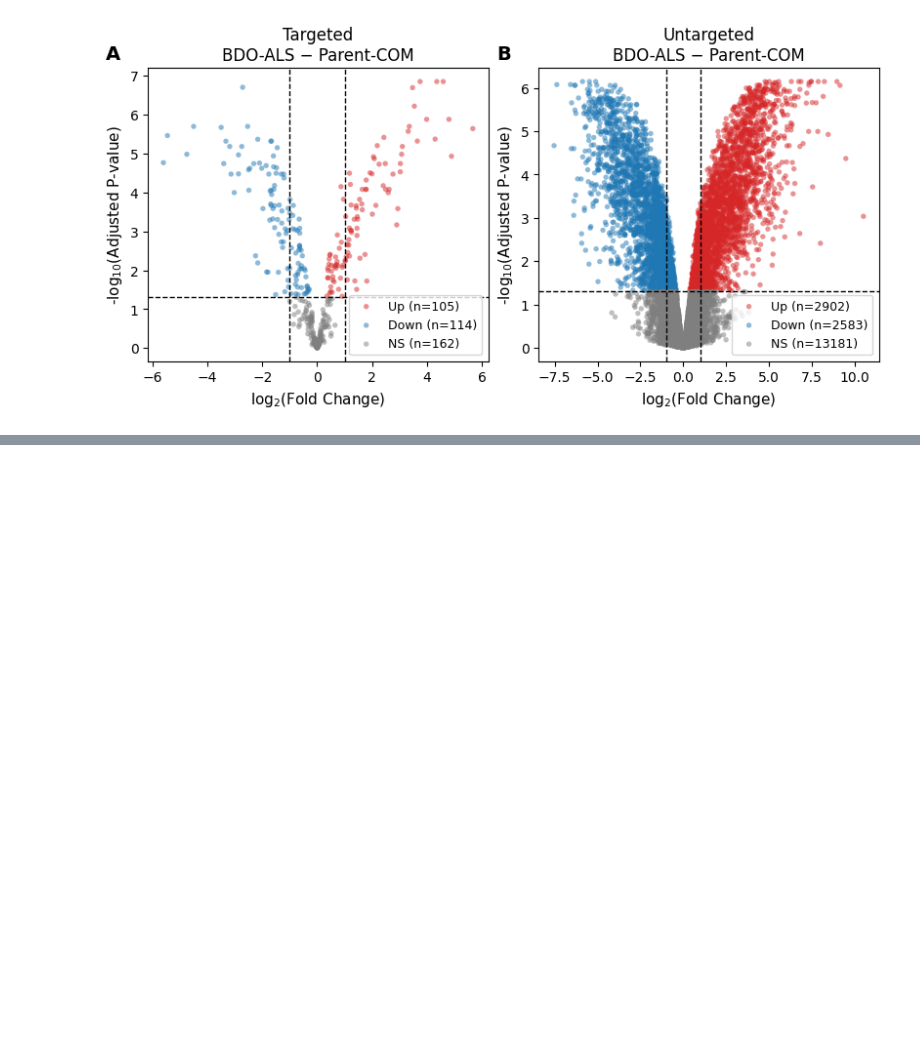
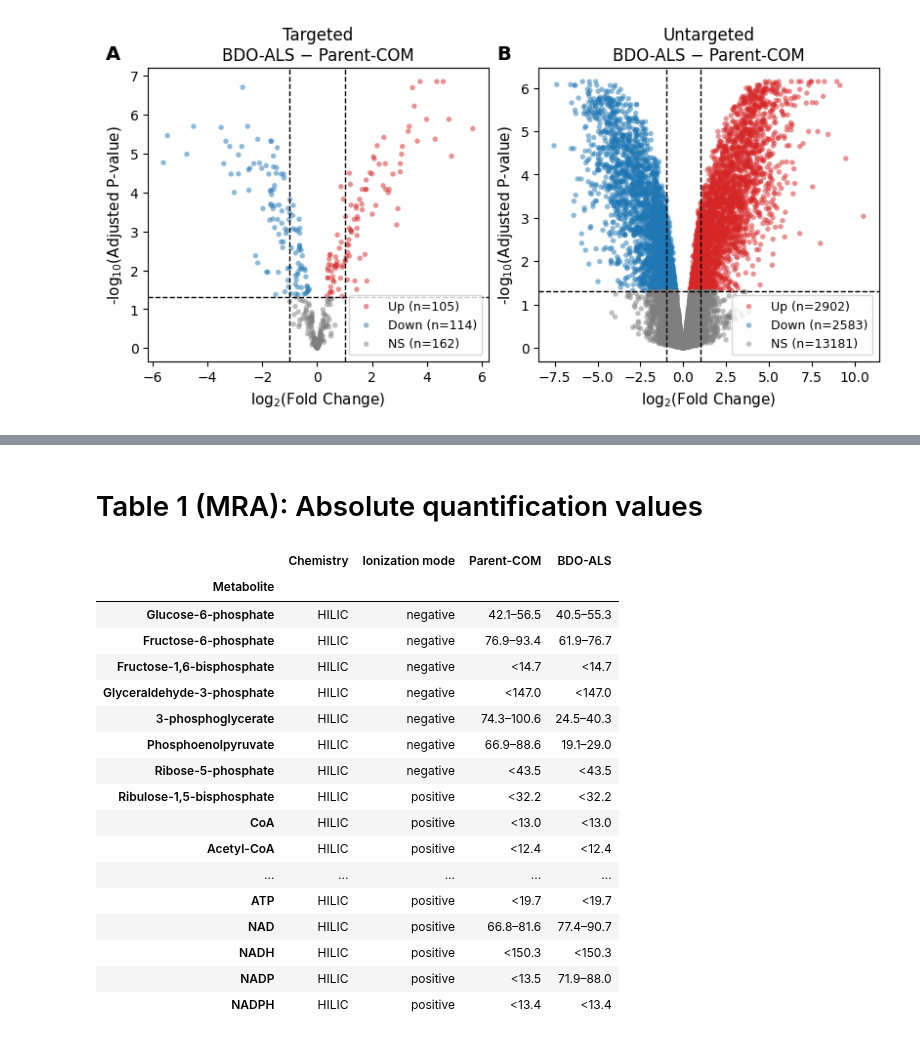
Before and after one commit to zhanglab/GEM-iPfu, a Jupyter notebook: manuscript/OQuinn_Vailionis_2026/Fig_8-9.ipynb, the cells around one changed output, grey strips where cells are left out. Cells and saved outputs as stored; diff of their text form; code cells hidden in the pictures; blank space fills up the shorter version.

```diff
--- a/manuscript/OQuinn_Vailionis_2026/Fig_8-9.ipynb
+++ b/manuscript/OQuinn_Vailionis_2026/Fig_8-9.ipynb
@@ -1245,0 +1503,24 @@ plt.show()
+# %%
+data = []
+for _, row in metab_annotation_df.iterrows():
+    print(row["Compound"])
+    if row["primary mix"] == "ISTD":
+        continue
+    elif row["primary mix"] in ["Mix A", "Mix B"]:
+        for sample_treatment in ["Pfu-COM1", "Pfu-MW698-BDO"]:
+            info = [row["Compound"], row["best chemistry"], row["best mode"],
+                    sample_treatment, row["primary mix"].replace(" ", "")]
+            val = metabolite_concentration_regression(*info, noise_threshold=float(row["background noise level"]))
+            data.append([*info, *val])
+    else:
+        for sample_treatment in ["Pfu-COM1", "Pfu-MW698-BDO"]:
+            info = [row["Compound"], row["best chemistry"], row["best mode"],
+                    sample_treatment]
+            val = metabolite_concentration_bounds(
+                *info, noise_threshold=float(row["background noise level"]),
+                variable="peak_height", ignore_noise_for_stds=True)
+            data.append([*info, "Standards", *val])
+
+df_real_concs = pd.DataFrame(data)
+df_real_concs.columns = ["metabolite", "chemistry", "mode", "sample_treatment",
+                         "primary_mix", "lower_bound_ugml", "upper_bound_ugml"]
@@ -1245,0 +1545,2 @@ plt.show()
+# %% [markdown]
+# Table 1 (MRA): Absolute quantification values
@@ -1245,0 +1619,35 @@ plt.show()
+# %%
+row_order = [
+    "Glucose-6-phosphate", "Fructose-6-phosphate", "Fructose-1_6-bisphosphate",
+    "Glyceraldehyde-3-phosphate", "3-phosphoglycerate", "Phosphoenolpyruvate",
+    "Ribose-5-phosphate", "Ribulose-1-5-bisphosphate", "CoA", "Acetyl-CoA",
+    "Acetolactate", "Acetoin", "AMP", "ADP", "ATP", "NAD", "NADH", "NADP", "NADPH"
+]
+# %%
+manuscript_df = manuscript_df.set_index("Metabolite").loc[row_order].rename(
+    index={"Fructose-1_6-bisphosphate": "Fructose-1,6-bisphosphate",
+           "Ribulose-1-5-bisphosphate": "Ribulose-1,5-bisphosphate"},
+    columns={"chemistry": "Chemistry", "mode": "Ionization mode"}
+)
+manuscript_df["Ionization mode"] = manuscript_df["Ionization mode"].replace("NEG", "negative").replace("POS", "positive")
+# %%
+manuscript_df
+# %% [output]
+|  | Chemistry | Ionization mode | Parent-COM | BDO-ALS |
+| Metabolite |  |  |  |  |
+| Glucose-6-phosphate | HILIC | negative | 42.1–56.5 | 40.5–55.3 |
+| Fructose-6-phosphate | HILIC | negative | 76.9–93.4 | 61.9–76.7 |
+| Fructose-1,6-bisphosphate | HILIC | negative | <14.7 | <14.7 |
+| Glyceraldehyde-3-phosphate | HILIC | negative | <147.0 | <147.0 |
+| 3-phosphoglycerate | HILIC | negative | 74.3–100.6 | 24.5–40.3 |
+| Phosphoenolpyruvate | HILIC | negative | 66.9–88.6 | 19.1–29.0 |
+| Ribose-5-phosphate | HILIC | negative | <43.5 | <43.5 |
+| Ribulose-1,5-bisphosphate | HILIC | positive | <32.2 | <32.2 |
+| CoA | HILIC | positive | <13.0 | <13.0 |
+| Acetyl-CoA | HILIC | positive | <12.4 | <12.4 |
+| ... | ... | ... | ... | ... |
+| ATP | HILIC | positive | <19.7 | <19.7 |
+| NAD | HILIC | positive | 66.8–81.6 | 77.4–90.7 |
+| NADH | HILIC | positive | <150.3 | <150.3 |
+| NADP | HILIC | positive | <13.5 | 71.9–88.0 |
+| NADPH | HILIC | positive | <13.4 | <13.4 |
```
Also changed, not shown: parts of 16 cells of this notebook, 3 other files.
